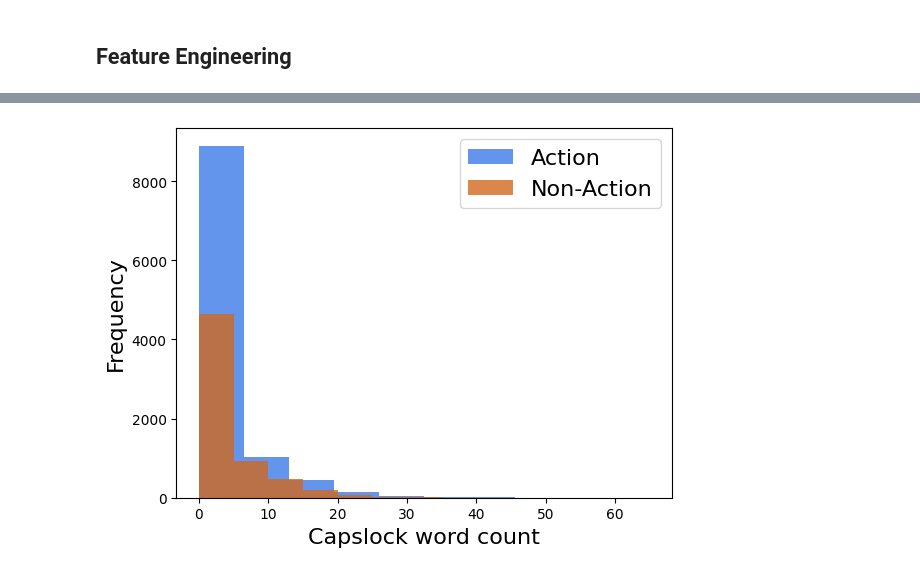
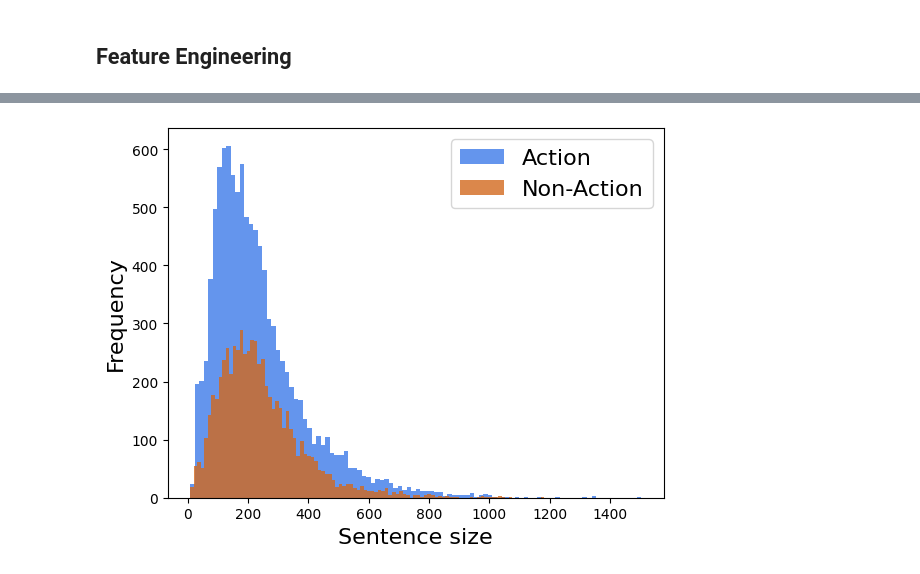
Before and after one commit to guidasneves/marvel_sentiment_analysis, a Jupyter notebook: notebooks/02_EDA.ipynb, the cells around one changed output, grey strips where cells are left out. Cells and saved outputs as stored; diff of their text form; code cells hidden in the pictures.

```diff
--- a/notebooks/02_EDA.ipynb
+++ b/notebooks/02_EDA.ipynb
@@ -130,9 +121,11 @@ plt.show()
-# %%
-plt.hist(comics_data[comics_data['y'] == 'action']['caps_lock_word_count'], label='Action', color=colors[0])
-plt.hist(comics_data[comics_data['y'] != 'action']['caps_lock_word_count'], label='Non-Action', alpha=.8, color=colors[1])
-plt.legend(loc='best', fontsize=16)
-plt.xlabel('Capslock word count', fontsize=16)
-plt.ylabel('Frequency', fontsize=16)
-plt.show()
-# %% [output]
-[figure, removed]
+# %%
+plot_hist_vs(
+    comics_data,
+    'sentence_size',
+    xlabel='Sentence size',
+    bins=100,
+    colors=COLORS,
+    name='sentence_size'
+)
+# %% [output]
+[figure, added]
```
Also changed, not shown: parts of 13 cells of this notebook, 11 other files.
